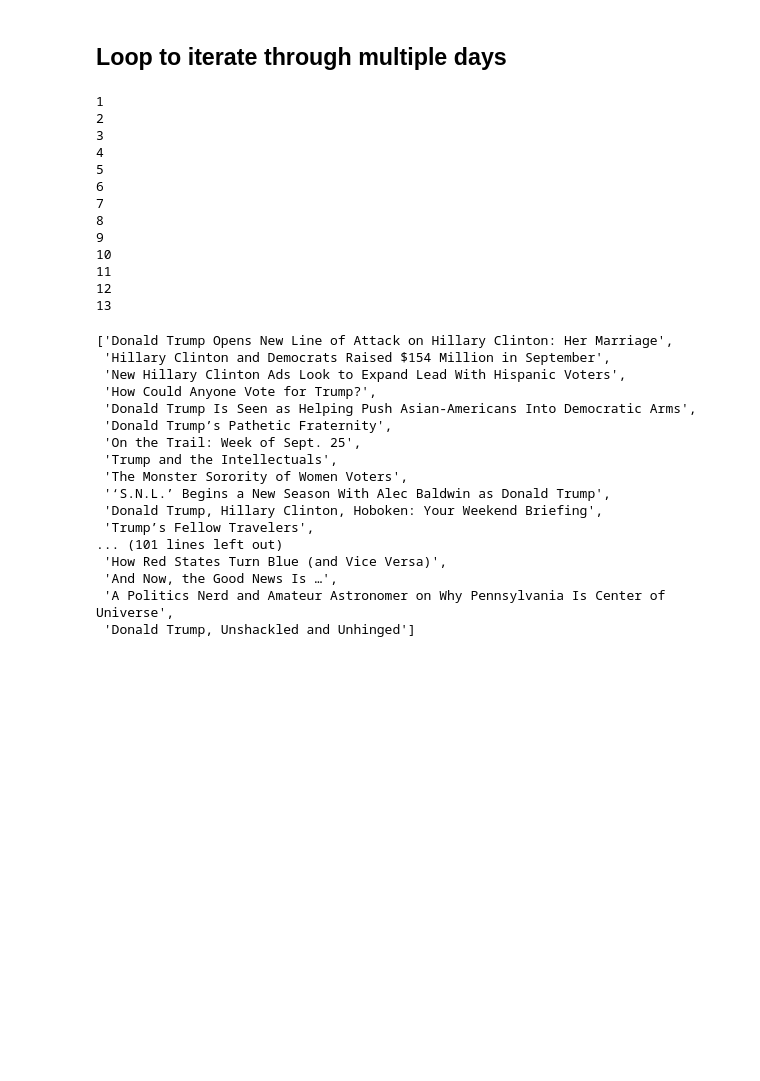
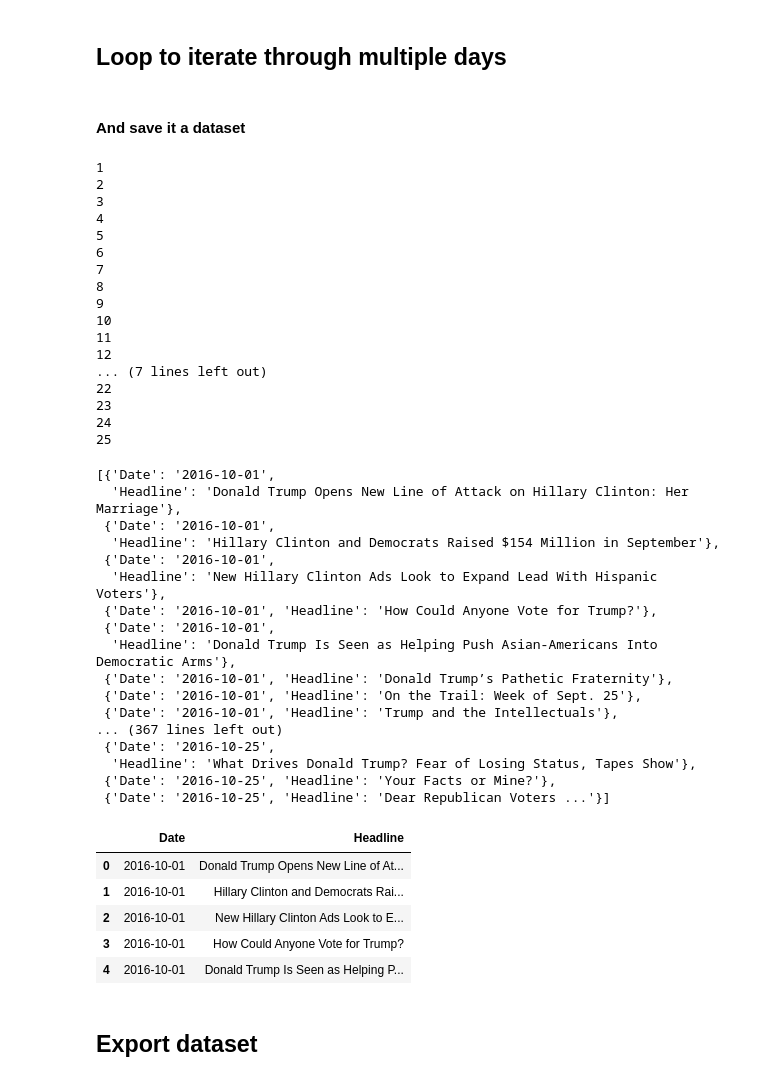
Before and after one commit to peterfnc/news_sentiment, a Jupyter notebook: NewYorkTimes_API.ipynb, the cells around one changed output. Saved outputs shown, nothing was run; the diff lists cells and outputs as text; code cells hidden in the pictures; blank space fills up the shorter version.

Commit message:
nyt data

```diff
--- a/NewYorkTimes_API.ipynb
+++ b/NewYorkTimes_API.ipynb
@@ -109,6 +107,8 @@ titles
  'Donald Trump Is Seen as Helping Push Asian-Americans Into Democratic Arms']
 # %% [markdown]
 ## Loop to iterate through multiple days
+# %% [markdown]
+#### And save it a dataset
 # %%
 days = [str(i) for i in range(1,31)]
 titles = []
@@ -125,8 +125,10 @@ for i in days:
         print (i)
 
         for y in range(quant):
+            pubdate = results['response']['docs'][0]['pub_date'][:10]
             headline = results['response']['docs'][y]['headline']['main']
-            titles.append(headline)
+            article_dict = {'Date':pubdate, 'Headline': headline}
+            titles.append(article_dict)
 
     except KeyError:
         pass
@@ -143,24 +145,40 @@ for i in days:
 10
 11
 12
-13
+... (7 lines left out)
+22
+23
+24
+25
 # %%
 titles
 # %% [output]
-['Donald Trump Opens New Line of Attack on Hillary Clinton: Her Marriage',
- 'Hillary Clinton and Democrats Raised $154 Million in September',
- 'New Hillary Clinton Ads Look to Expand Lead With Hispanic Voters',
- 'How Could Anyone Vote for Trump?',
- 'Donald Trump Is Seen as Helping Push Asian-Americans Into Democratic Arms',
- 'Donald Trump’s Pathetic Fraternity',
- 'On the Trail: Week of Sept. 25',
- 'Trump and the Intellectuals',
- 'The Monster Sorority of Women Voters',
- '‘S.N.L.’ Begins a New Season With Alec Baldwin as Donald Trump',
- 'Donald Trump, Hillary Clinton, Hoboken: Your Weekend Briefing',
- 'Trump’s Fellow Travelers',
-... (101 lines left out)
- 'How Red States Turn Blue (and Vice Versa)',
- 'And Now, the Good News Is …',
- 'A Politics Nerd and Amateur Astronomer on Why Pennsylvania Is Center of Universe',
- 'Donald Trump, Unshackled and Unhinged']
+[{'Date': '2016-10-01',
+  'Headline': 'Donald Trump Opens New Line of Attack on Hillary Clinton: Her Marriage'},
+ {'Date': '2016-10-01',
+  'Headline': 'Hillary Clinton and Democrats Raised $154 Million in September'},
+ {'Date': '2016-10-01',
+  'Headline': 'New Hillary Clinton Ads Look to Expand Lead With Hispanic Voters'},
+ {'Date': '2016-10-01', 'Headline': 'How Could Anyone Vote for Trump?'},
+ {'Date': '2016-10-01',
+  'Headline': 'Donald Trump Is Seen as Helping Push Asian-Americans Into Democratic Arms'},
+ {'Date': '2016-10-01', 'Headline': 'Donald Trump’s Pathetic Fraternity'},
+ {'Date': '2016-10-01', 'Headline': 'On the Trail: Week of Sept. 25'},
+ {'Date': '2016-10-01', 'Headline': 'Trump and the Intellectuals'},
+... (367 lines left out)
+ {'Date': '2016-10-25',
+  'Headline': 'What Drives Donald Trump? Fear of Losing Status, Tapes Show'},
+ {'Date': '2016-10-25', 'Headline': 'Your Facts or Mine?'},
+ {'Date': '2016-10-25', 'Headline': 'Dear Republican Voters ...'}]
+# %%
+df_titles = pd.DataFrame(titles)
+df_titles.head()
+# %% [output]
+|  | Date | Headline |
+| 0 | 2016-10-01 | Donald Trump Opens New Line of At... |
+| 1 | 2016-10-01 | Hillary Clinton and Democrats Rai... |
+| 2 | 2016-10-01 | New Hillary Clinton Ads Look to E... |
+| 3 | 2016-10-01 | How Could Anyone Vote for Trump? |
+| 4 | 2016-10-01 | Donald Trump Is Seen as Helping P... |
+# %% [markdown]
+## Export dataset
```
Also changed, not shown: parts of 4 cells of this notebook, 2 other files.
